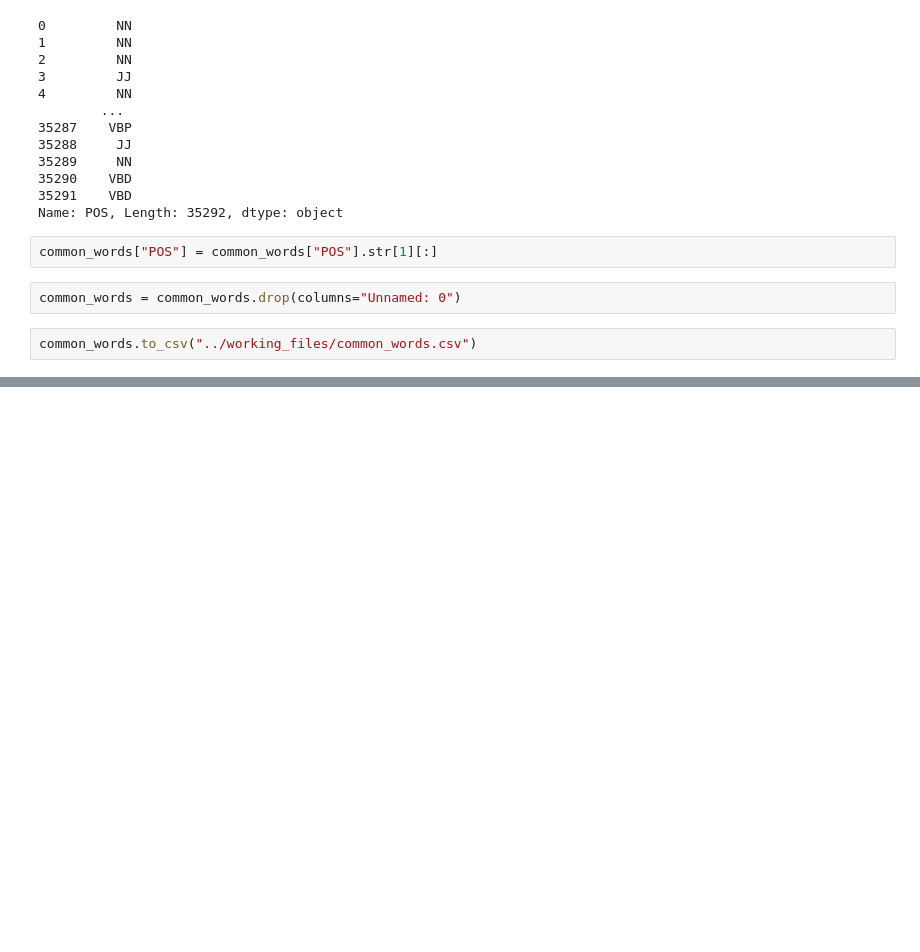
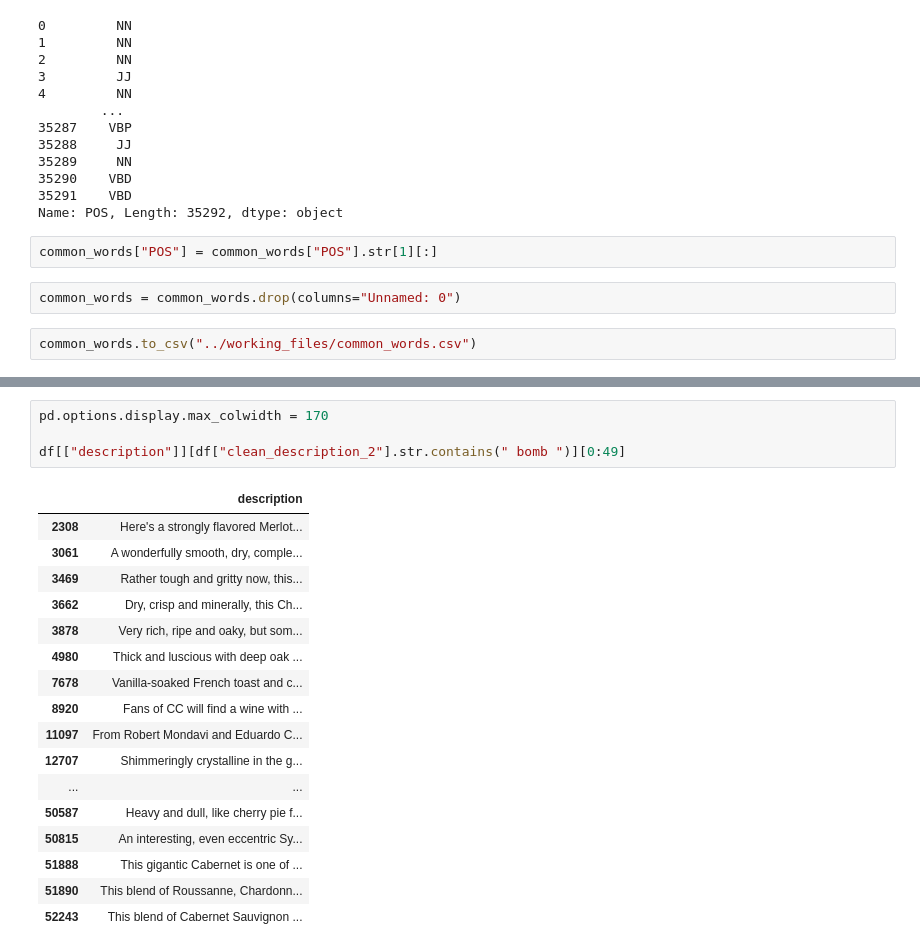
Before and after one commit to AugMoura/vino, a Jupyter notebook: notebooks/vino_augusto.ipynb, the cells around one changed output, grey strips where cells are left out. Cells and saved outputs as stored; diff of their text form; blank space fills up the shorter version.

```diff
--- a/notebooks/vino_augusto.ipynb
+++ b/notebooks/vino_augusto.ipynb
@@ -490,0 +557,22 @@ common_words.to_csv("../working_files/common_words.csv")
+# %%
+pd.options.display.max_colwidth = 170
+
+df[["description"]][df["clean_description_2"].str.contains(" bomb ")][0:49]
+# %% [output]
+|  | description |
+| 2308 | Here's a strongly flavored Merlot... |
+| 3061 | A wonderfully smooth, dry, comple... |
+| 3469 | Rather tough and gritty now, this... |
+| 3662 | Dry, crisp and minerally, this Ch... |
+| 3878 | Very rich, ripe and oaky, but som... |
+| 4980 | Thick and luscious with deep oak ... |
+| 7678 | Vanilla-soaked French toast and c... |
+| 8920 | Fans of CC will find a wine with ... |
+| 11097 | From Robert Mondavi and Eduardo C... |
+| 12707 | Shimmeringly crystalline in the g... |
+| ... | ... |
+| 50587 | Heavy and dull, like cherry pie f... |
+| 50815 | An interesting, even eccentric Sy... |
+| 51888 | This gigantic Cabernet is one of ... |
+| 51890 | This blend of Roussanne, Chardonn... |
+| 52243 | This blend of Cabernet Sauvignon ... |
```
Also changed, not shown: parts of 10 cells of this notebook.
